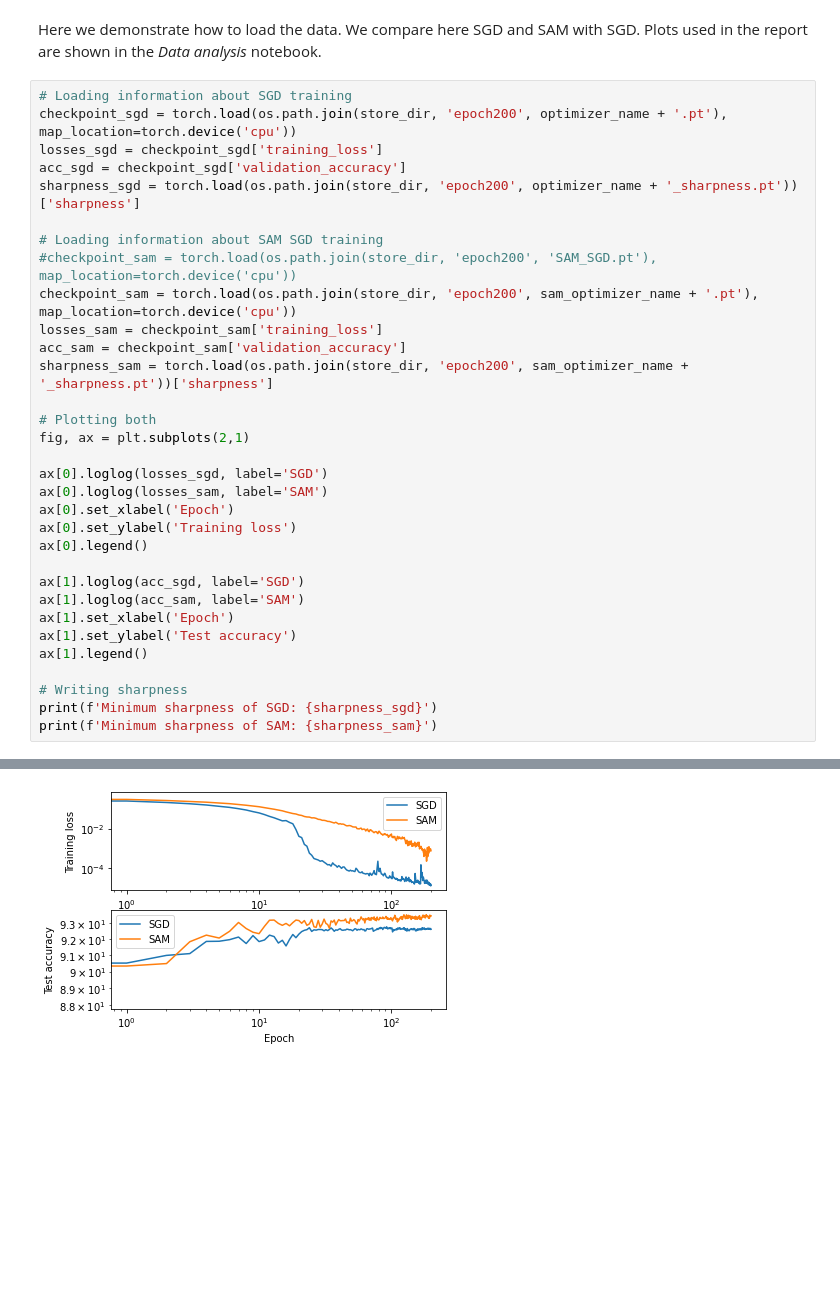
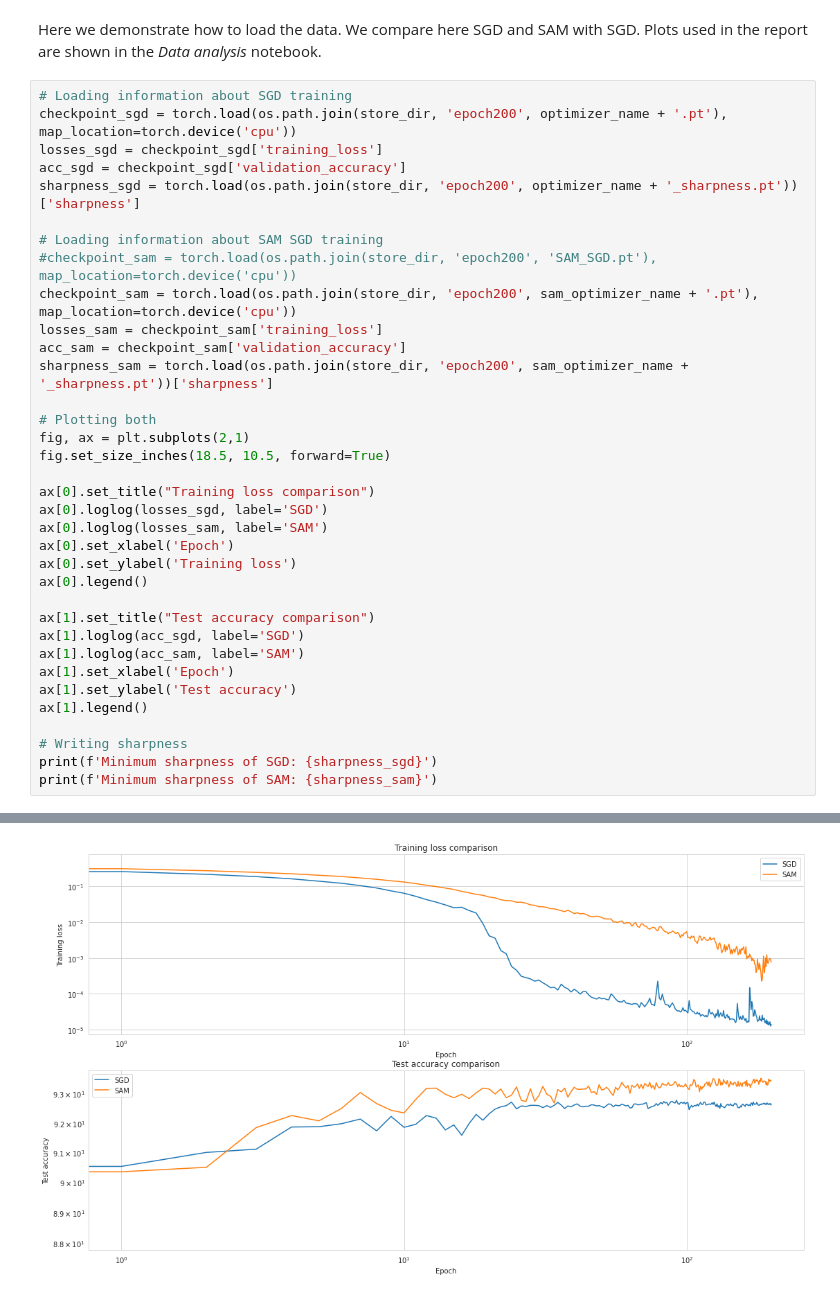
Before and after one commit to IrinaMBejan/OptimizationML, a Jupyter notebook: TrainingSample.ipynb, the cells around one changed output, grey strips where cells are left out. Drawn from its saved outputs; the diff is of its cells as text; blank space fills up the shorter version.

Commit message:
Improvements in a plot

```diff
--- a/TrainingSample.ipynb
+++ b/TrainingSample.ipynb
@@ -273,31 +273,34 @@ acc_sgd = checkpoint_sgd['validation_accuracy']
 sharpness_sgd = torch.load(os.path.join(store_dir, 'epoch200', optimizer_name + '_sharpness.pt'))['sharpness']
 
 # Loading information about SAM SGD training
 #checkpoint_sam = torch.load(os.path.join(store_dir, 'epoch200', 'SAM_SGD.pt'), map_location=torch.device('cpu'))
 checkpoint_sam = torch.load(os.path.join(store_dir, 'epoch200', sam_optimizer_name + '.pt'), map_location=torch.device('cpu'))
 losses_sam = checkpoint_sam['training_loss']
 acc_sam = checkpoint_sam['validation_accuracy']
 sharpness_sam = torch.load(os.path.join(store_dir, 'epoch200', sam_optimizer_name + '_sharpness.pt'))['sharpness']
 
 # Plotting both
 fig, ax = plt.subplots(2,1)
+fig.set_size_inches(18.5, 10.5, forward=True)
 
+ax[0].set_title("Training loss comparison")
 ax[0].loglog(losses_sgd, label='SGD')
 ax[0].loglog(losses_sam, label='SAM')
 ax[0].set_xlabel('Epoch')
 ax[0].set_ylabel('Training loss')
 ax[0].legend()
 
+ax[1].set_title("Test accuracy comparison")
 ax[1].loglog(acc_sgd, label='SGD')
 ax[1].loglog(acc_sam, label='SAM')
 ax[1].set_xlabel('Epoch')
 ax[1].set_ylabel('Test accuracy')
 ax[1].legend()
 
 # Writing sharpness
 print(f'Minimum sharpness of SGD: {sharpness_sgd}')
 print(f'Minimum sharpness of SAM: {sharpness_sam}')
 # %% [output]
 Minimum sharpness of SGD: 108900.66487971791
 Minimum sharpness of SAM: 28238.661864613856
-[figure, old version]
+[figure, new version]
```
Also changed, not shown: 1 other file.
